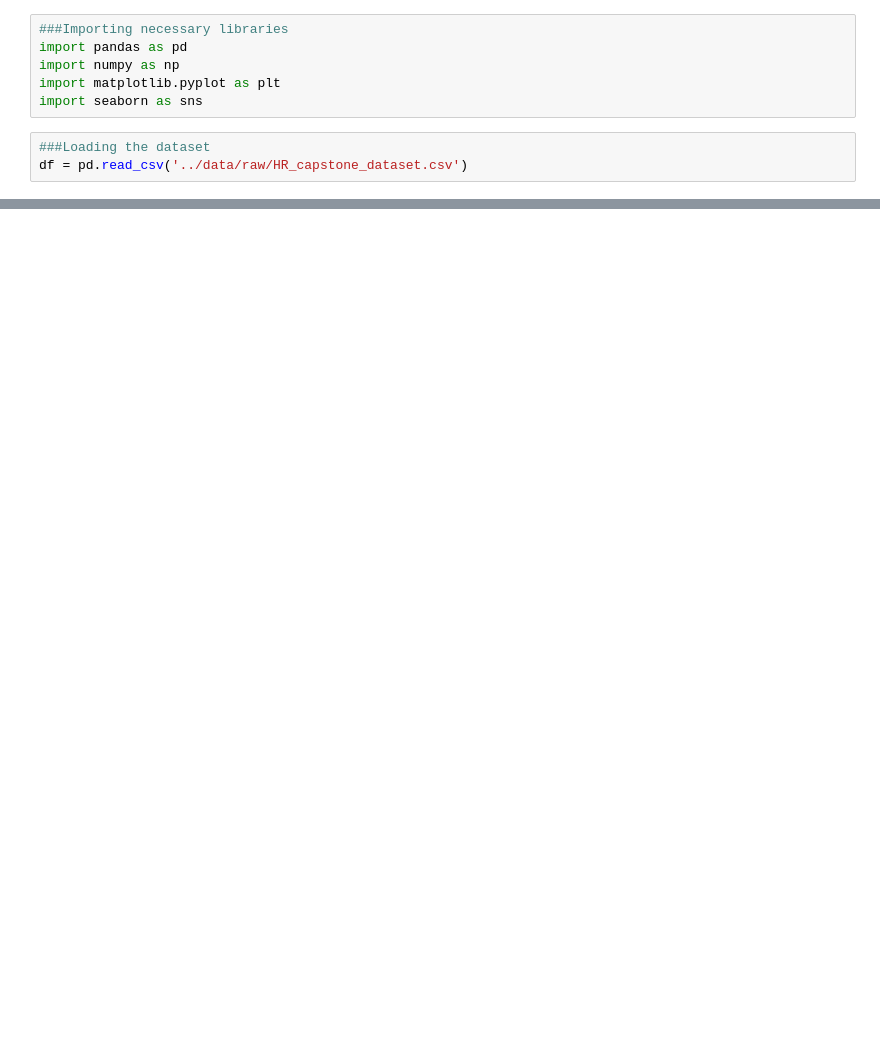
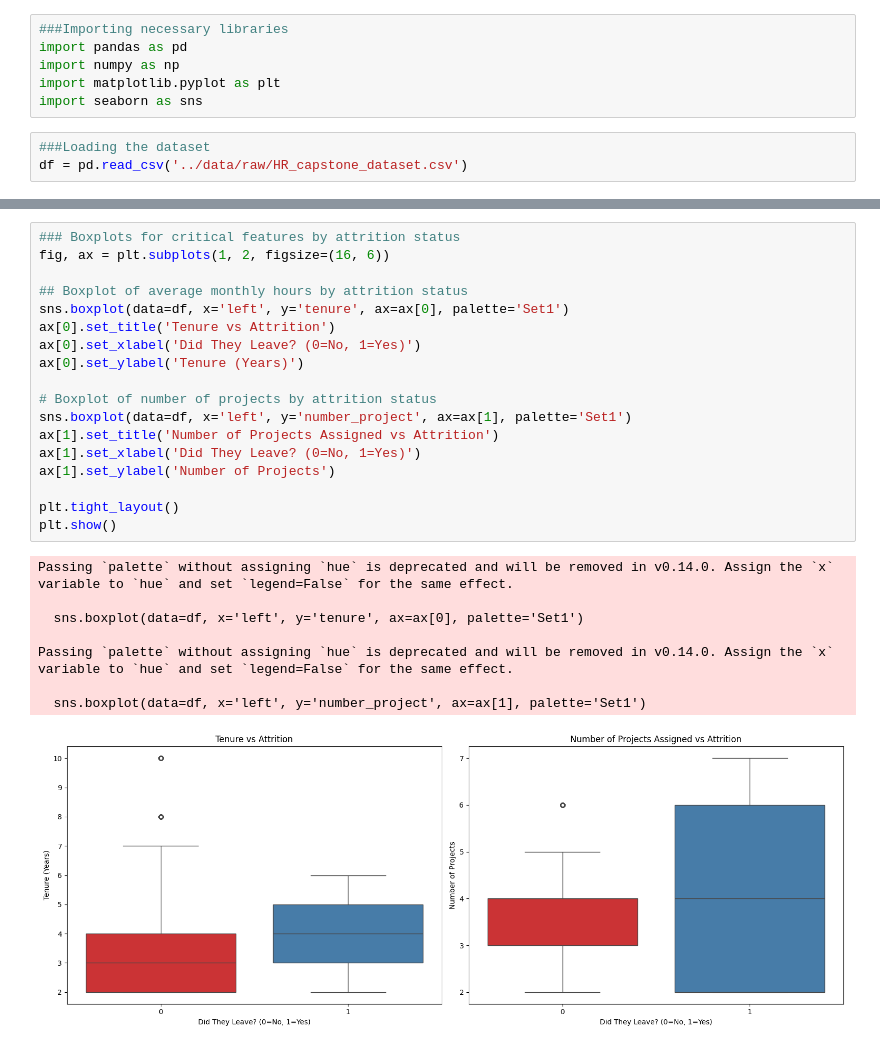
Before and after one commit to ShanT237/salifort-retention-project, a Jupyter notebook: notebooks/01_eda_and_modeling.ipynb, the cells around one changed output, grey strips where cells are left out. Cells and saved outputs as stored; diff of their text form; blank space fills up the shorter version.

```diff
--- a/notebooks/01_eda_and_modeling.ipynb
+++ b/notebooks/01_eda_and_modeling.ipynb
@@ -19,0 +153,27 @@ df.head()
+# %%
+### Boxplots for critical features by attrition status
+fig, ax = plt.subplots(1, 2, figsize=(16, 6))
+
+## Boxplot of average monthly hours by attrition status
+sns.boxplot(data=df, x='left', y='tenure', ax=ax[0], palette='Set1')
+ax[0].set_title('Tenure vs Attrition')
+ax[0].set_xlabel('Did They Leave? (0=No, 1=Yes)')
+ax[0].set_ylabel('Tenure (Years)')
+
+# Boxplot of number of projects by attrition status
+sns.boxplot(data=df, x='left', y='number_project', ax=ax[1], palette='Set1')
+ax[1].set_title('Number of Projects Assigned vs Attrition')
+ax[1].set_xlabel('Did They Leave? (0=No, 1=Yes)')
+ax[1].set_ylabel('Number of Projects')
+
+plt.tight_layout()
+plt.show()
+# %% [output]
+Passing `palette` without assigning `hue` is deprecated and will be removed in v0.14.0. Assign the `x` variable to `hue` and set `legend=False` for the same effect.
+
+  sns.boxplot(data=df, x='left', y='tenure', ax=ax[0], palette='Set1')
+
+Passing `palette` without assigning `hue` is deprecated and will be removed in v0.14.0. Assign the `x` variable to `hue` and set `legend=False` for the same effect.
+
+  sns.boxplot(data=df, x='left', y='number_project', ax=ax[1], palette='Set1')
+[figure, added]
```
Also changed, not shown: parts of 17 cells of this notebook.
